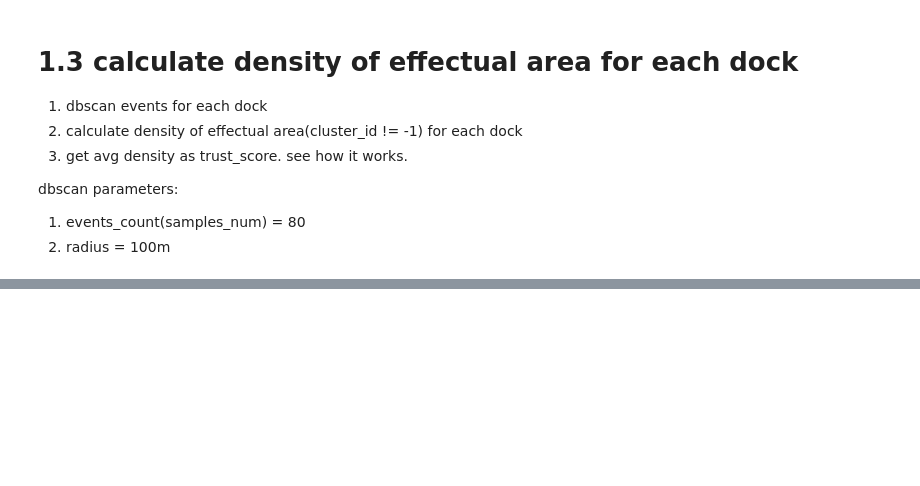
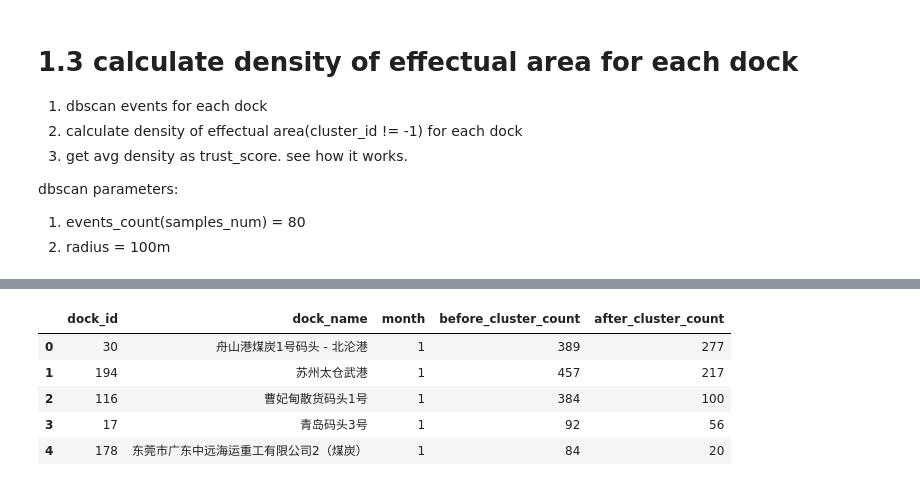
Before and after one commit to jiayuqiu/sisi, a Jupyter notebook: core/notebooks/trust_score.ipynb, the cells around one changed output, grey strips where cells are left out. Cells and saved outputs as stored; diff of their text form; code cells hidden in the pictures; blank space fills up the shorter version.

Commit message:
update: doing trust_srouce.

```diff
--- a/core/notebooks/trust_score.ipynb
+++ b/core/notebooks/trust_score.ipynb
@@ -274,0 +156,85 @@ See the caveats in the documentation: https://pandas.pydata.org/pandas-docs/stab
+# %%
+import numpy as np
+from sklearn.cluster import DBSCAN
+
+from core.python.utils.plot import plot_scatter
+from core.ShoreNet.analyze.polygon.trust_score import trust_score, effectual_event_percentage
+from core.ShoreNet.analyze.departure_arrival_docks import calculate_dd_event_count_month
+
+indicator_values = []
+month_dock_events_list = []
+for _, row in standard_coal_dock_df.iterrows():
+    dock_id = row['dock_id']
+    dock_name = row['name']
+    for month in range(1, 12+1):
+        _month_dock_events = coal_dock_events_df.loc[(coal_dock_events_df['coal_dock_id'] == dock_id) & (coal_dock_events_df['month'] == month)]
+        _month_dock_events.loc[:, 'stop_duration'] = _month_dock_events.apply(lambda _row: _row['end_time'] - _row['begin_time'], axis=1)
+        _month_dock_events = _month_dock_events.loc[(_month_dock_events['stop_duration'] > 1800) & (_month_dock_events['stop_duration'] < 7 * 24 * 3600)]
+
+        coords = _month_dock_events[[var.column_names.lng_column_name, var.column_names.lat_column_name]].values
+        db = DBSCAN(
+            eps=0.1 / var.geo_param.kms_per_radian,  # convert 0.1m to radian.
+            min_samples=20,
+            algorithm='ball_tree',
+            metric='haversine'
+        ).fit(np.radians(coords))
+        _month_dock_events.loc[:, 'cluster_id'] = db.labels_
+        # print(f"dock name: {dock_name}, before cluster events shape: {_month_dock_events.shape}")
+        before_cluster_events_count = _month_dock_events.shape[0]
+        _month_dock_events = _month_dock_events.loc[_month_dock_events['cluster_id'] != -1]
+        # print(f"dock name: {dock_name}, after cluster events shape: {_month_dock_events.shape}")
+        after_cluster_events_count = _month_dock_events.shape[0]
+        indicator_values.append(
+            {
+                'dock_id': dock_id,
+                'dock_name': dock_name,
+                'month': month,
+                'before_cluster_count': before_cluster_events_count,
+                'after_cluster_count': after_cluster_events_count
+            }
+        )
+
+        # -. plot scatter
+        plot_scatter(
+            df=_month_dock_events,
+            x_col=var.column_names.lng_column_name,
+            y_col=var.column_names.lat_column_name,
+            output_file_path=os.path.join(var.data_path, var.dp_names.output_path, 'html', f'dbscan_{dock_name}_{month}.html')
+        )
+
+        # -. calculate density of each cluster
+        _month_dock_events.to_csv(
+            os.path.join(var.data_path, var.dp_names.output_path, 'csv', f'dbscan_{dock_name}_{month}.csv'),
+            index=False
+        )
+        month_dock_events_list.append(_month_dock_events)
+
+        # -. calculate trust score (event_count_per_mmsi)
+        _month_dock_trust_score = trust_score(_month_dock_events)
+        print(f"dock name: {dock_name}, month: {month}, trust score: {_month_dock_trust_score}")
+
+        # -. calculate departure&arrival ship count
+        departure_event_count, arrival_event_count= calculate_dd_event_count_month(
+            year=2023,
+            month=month,
+            dock_id=dock_id,
+            con=var.engine
+        )
+        print(f"dock name: {dock_name}, month: {month}, departure count: {departure_event_count}, arrival count: {arrival_event_count}")
+
+        # -. calculate low_speed / stop_event
+        event_category_distribute_percentage = _month_dock_events['event_categories'].value_counts(normalize=True)
+        percentage_val = effectual_event_percentage(event_category_distribute_percentage)
+        print(f"dock name: {dock_name}, month: {month}, effectual event percentage: {percentage_val}%")
+
+        # -. calculate low_speed / stop_event in dbscan cluster
+        for cluster_id, group in _month_dock_events.groupby('cluster_id'):
+            event_category_distribute_percentage = group['event_categories'].value_counts(normalize=True)
+            percentage_val = effectual_event_percentage(event_category_distribute_percentage)
+            print(f"cluster_id: {cluster_id}, effectual event percentage: {percentage_val}%")
+        print(f">>>>>>>>>>>>>>>>>>>>>>> {dock_name} >>>>>>>>>>>>>>>>>>>>>>>>>>>>>>>>")
+        break
+
+indicator_values_df = pd.DataFrame(indicator_values)
+indicator_values_df
+# %% [output]
@@ -274,0 +258,6 @@ See the caveats in the documentation: https://pandas.pydata.org/pandas-docs/stab
+|  | dock_id | dock_name | month | before_cluster_count | after_cluster_count |
+| 0 | 30 | 舟山港煤炭1号码头 - 北沦港 | 1 | 389 | 277 |
+| 1 | 194 | 苏州太仓武港 | 1 | 457 | 217 |
+| 2 | 116 | 曹妃甸散货码头1号 | 1 | 384 | 100 |
+| 3 | 17 | 青岛码头3号 | 1 | 92 | 56 |
+| 4 | 178 | 东莞市广东中远海运重工有限公司2（煤炭） | 1 | 84 | 20 |
```
Also changed, not shown: parts of 8 cells of this notebook, 39 other files.
